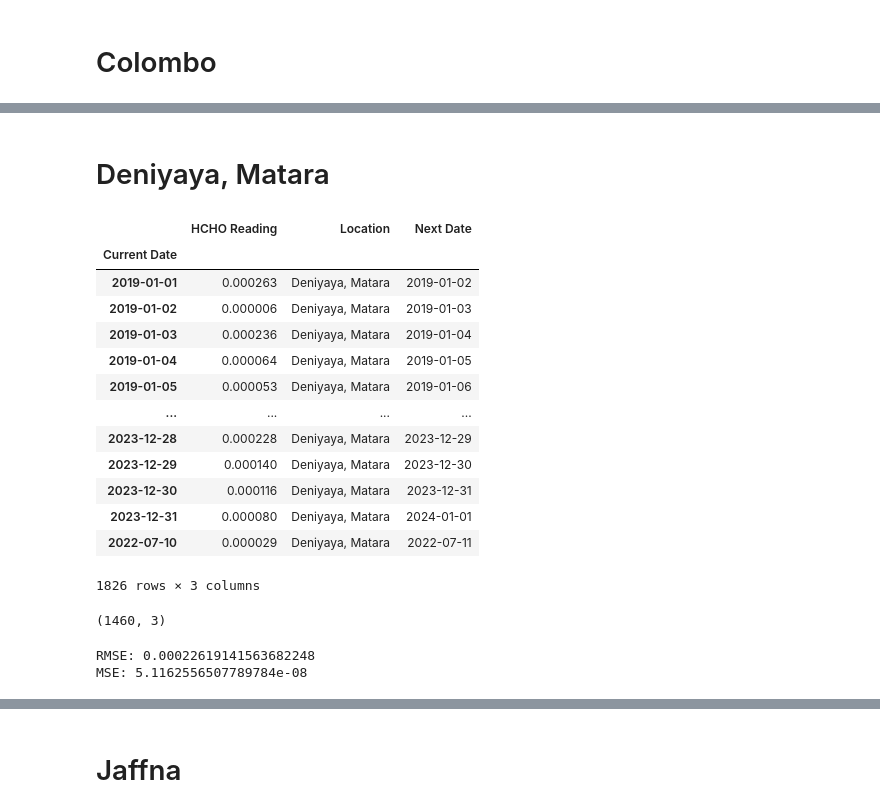
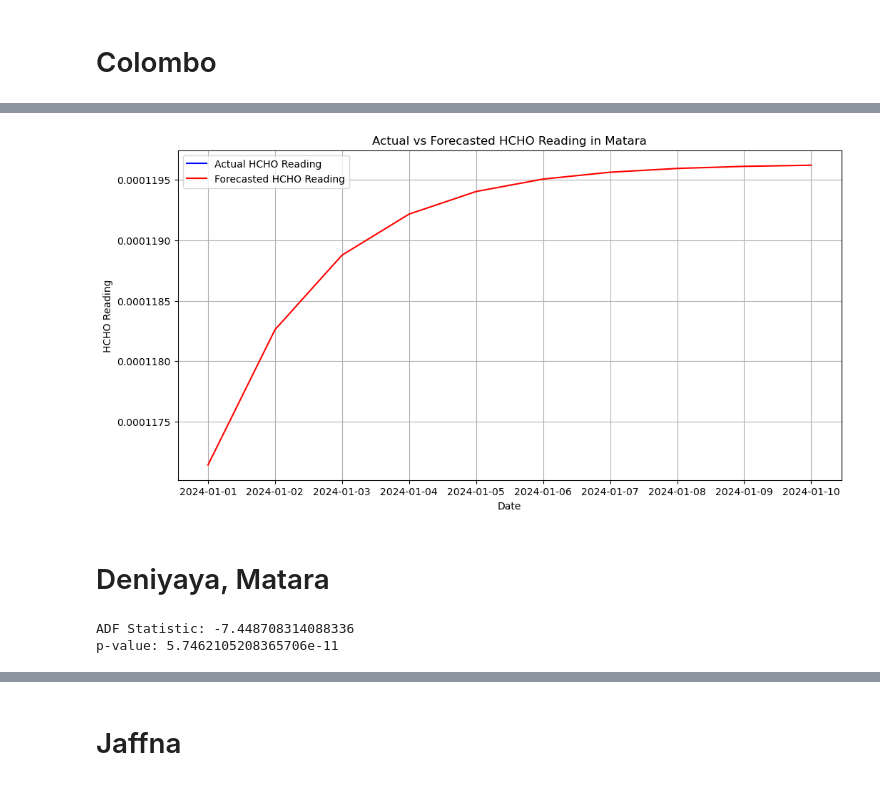
Before and after one commit to VanujaSooriyaarachchi/HCHO_Prediction, a Jupyter notebook: Arima.ipynb, the cells around one changed output, grey strips where cells are left out. Saved outputs shown, nothing was run; the diff lists cells and outputs as text; code cells hidden in the pictures.

```diff
--- a/Arima.ipynb
+++ b/Arima.ipynb
@@ -222,49 +248,28 @@ forecast.plot()
+# %%
+# Plot the actual vs forecasted values
+plt.figure(figsize=(12, 6))
+plt.plot(colombo_data[-10:], label='Actual HCHO Reading', color='blue')
+plt.plot(forecast, label='Forecasted HCHO Reading', color='red')
+plt.title('Actual vs Forecasted HCHO Reading in Matara')
+plt.xlabel('Date')
+plt.ylabel('HCHO Reading')
+plt.grid(True)
+plt.legend()
+plt.show()
+# %% [output]
+[figure, added]
 # %% [markdown]
 # Deniyaya, Matara
+# %%
+from statsmodels.tsa.stattools import adfuller
+
+# Running ADF test on the 'HCHO Reading' of one of the locations
+result = adfuller(concatenated_dataset[concatenated_dataset['Location'] == 'Deniyaya, Matara']['HCHO Reading'])
+print(f'ADF Statistic: {result[0]}')
+print(f'p-value: {result[1]}')
+# %% [output]
+ADF Statistic: -7.448708314088336
+p-value: 5.7462105208365706e-11
 # %%
 # Selecting the data for the model
-matara_data = concatenated_dataset[concatenated_dataset['Location'] == 'Deniyaya, Matara']
-matara_data
+matara_data = concatenated_dataset[concatenated_dataset['Location'] == 'Deniyaya, Matara']['HCHO Reading']
-# %% [output]
-|  | HCHO Reading | Location | Next Date |
-| Current Date |  |  |  |
-| 2019-01-01 | 0.000263 | Deniyaya, Matara | 2019-01-02 |
-| 2019-01-02 | 0.000006 | Deniyaya, Matara | 2019-01-03 |
-| 2019-01-03 | 0.000236 | Deniyaya, Matara | 2019-01-04 |
-| 2019-01-04 | 0.000064 | Deniyaya, Matara | 2019-01-05 |
-| 2019-01-05 | 0.000053 | Deniyaya, Matara | 2019-01-06 |
-| ... | ... | ... | ... |
-| 2023-12-28 | 0.000228 | Deniyaya, Matara | 2023-12-29 |
-| 2023-12-29 | 0.000140 | Deniyaya, Matara | 2023-12-30 |
-| 2023-12-30 | 0.000116 | Deniyaya, Matara | 2023-12-31 |
-| 2023-12-31 | 0.000080 | Deniyaya, Matara | 2024-01-01 |
-| 2022-07-10 | 0.000029 | Deniyaya, Matara | 2022-07-11 |
-1826 rows × 3 columns
-# %%
-split_ratio = 0.8
-train_size = int(len(matara_data) * split_ratio)
-train_data, test_data = matara_data[0:train_size], matara_data[train_size:]
-matara_df_shape = train_data.shape
-matara_df_shape
-# %% [output]
-(1460, 3)
-# %%
-# Define and fit the S-ARIMA model on training data
-model = SARIMAX(matara_data["HCHO Reading"][0:1401], order=(1, 1, 1), seasonal_order=(1, 1, 1, 12))
-model_fit = model.fit()
-
-# Forecast for test data
-forecast = model_fit.forecast(steps=len(test_data))
-
-# Calculate evaluation metrics on test data
-rmse = mean_squared_error(test_data["HCHO Reading"], forecast, squared=False)  # Root Mean Squared Error
-mse = mean_squared_error(test_data["HCHO Reading"], forecast)  # Mean Squared Error
-#mape = mean_absolute_percentage_error(test_data["HCHO reading"], forecast) * 100  # Mean Absolute Percentage Error
-
-# Print the evaluation metrics
-print("RMSE:", rmse)
-print("MSE:", mse)
-#print("MAPE:", mape)
-# %% [output]
-RMSE: 0.00022619141563682248
-MSE: 5.1162556507789784e-08
```
Also changed, not shown: parts of 67 cells of this notebook, 3 other files.
